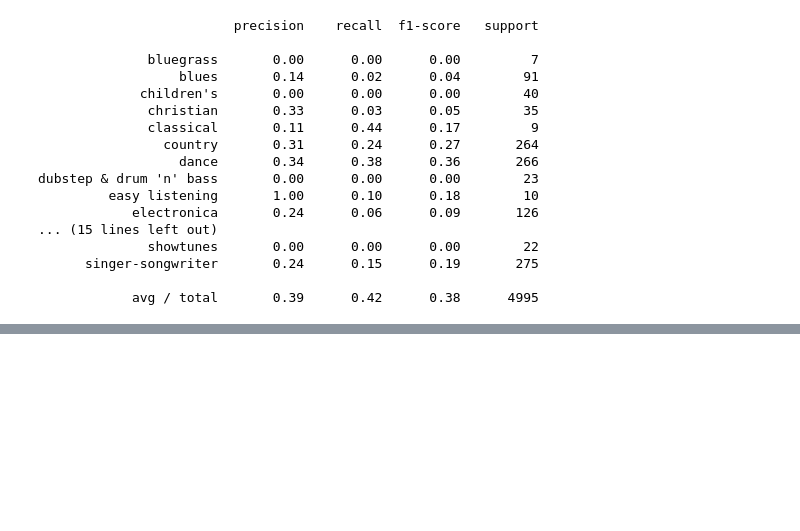
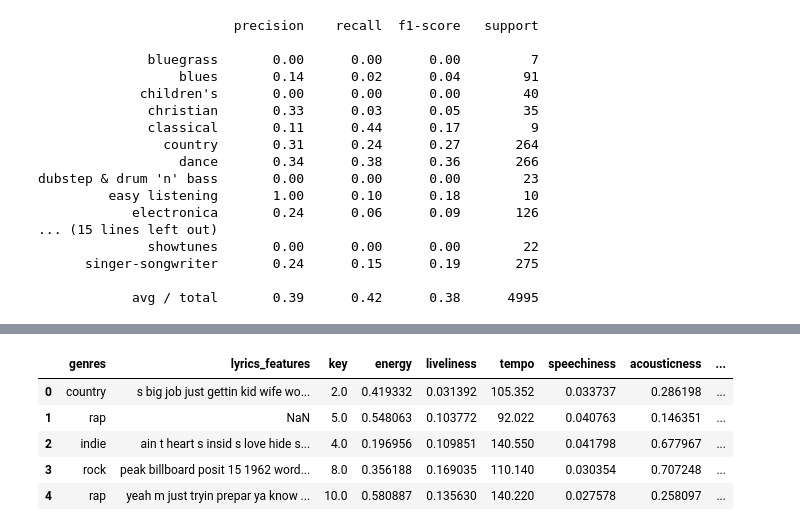
Before and after one commit to singuyenmai/Machine-Learning-CoderSchool, a Jupyter notebook: Music.Recommendation.System/Genres_lyrics.ipynb, the cells around one changed output, grey strips where cells are left out. Drawn from its saved outputs; the diff is of its cells as text; code cells hidden in the pictures; blank space fills up the shorter version.

```diff
--- a/Music.Recommendation.System/Genres_lyrics.ipynb
+++ b/Music.Recommendation.System/Genres_lyrics.ipynb
@@ -462,0 +564,14 @@ dubstep & drum 'n' bass       0.00      0.00      0.00        23
+# %%
+n_df_audio_features_genres = pd.concat([my_database['genres'], n_df_audio_features], axis=1)
+clean_text_lambda = lambda x: clean_text(' '.join(x)) if len(x) > 0 else np.nan
+n_df_lyrics_features = my_database.loc[:, 'lyrics_features'].apply(clean_text_lambda)
+# %%
+n_df_audio_features_lyrics_genres = pd.concat([my_database.genres, n_df_lyrics_features, n_df_audio_features], axis = 1)
+n_df_audio_features_lyrics_genres.head()
+# %% [output]
+|  | genres | lyrics_features | key | energy | liveliness | tempo | speechiness | acousticness | ... |
+| 0 | country | s big job just gettin kid wife wo... | 2.0 | 0.419332 | 0.031392 | 105.352 | 0.033737 | 0.286198 | ... |
+| 1 | rap | NaN | 5.0 | 0.548063 | 0.103772 | 92.022 | 0.040763 | 0.146351 | ... |
+| 2 | indie | ain t heart s insid s love hide s... | 4.0 | 0.196956 | 0.109851 | 140.550 | 0.041798 | 0.677967 | ... |
+| 3 | rock | peak billboard posit 15 1962 word... | 8.0 | 0.356188 | 0.169035 | 110.140 | 0.030354 | 0.707248 | ... |
+| 4 | rap | yeah m just tryin prepar ya know ... | 10.0 | 0.580887 | 0.135630 | 140.220 | 0.027578 | 0.258097 | ... |
```
Also changed, not shown: parts of 26 cells of this notebook, 1 other file.
